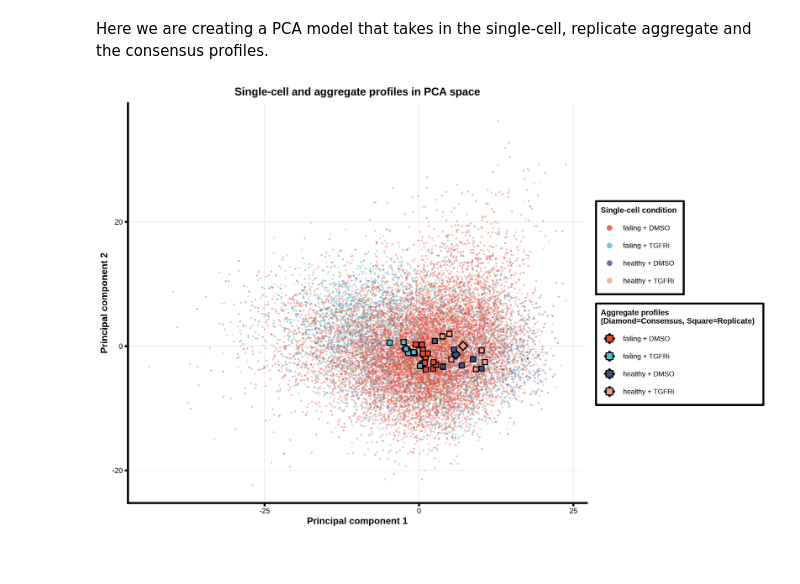
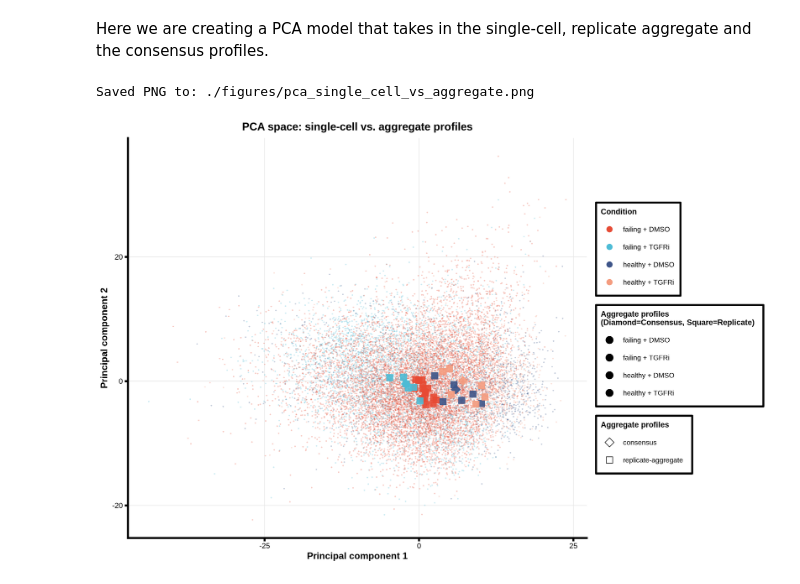
Before and after one commit to WayScience/buscar, a Jupyter notebook: notebooks/2.cfret-analysis/plots/4.sc-agg-consensus-pca-plot.ipynb, the cells around one changed output. Drawn from its saved outputs; the diff is of its cells as text; code cells hidden in the pictures.

```diff
--- a/notebooks/2.cfret-analysis/plots/4.sc-agg-consensus-pca-plot.ipynb
+++ b/notebooks/2.cfret-analysis/plots/4.sc-agg-consensus-pca-plot.ipynb
@@ -14,14 +14,14 @@ library(IRdisplay)})
 setting input and output paths
 # %%
 data_dir <- file.path("../../0.download-data/data/sc-profiles")
-results_path <- file.path("./results")
+figures_dir <- file.path("./figures")
 module_results_path <- file.path("../results")
 
 cfret_profiles <- file.path(data_dir, "cfret/localhost230405150001_sc_feature_selected.parquet")
 consensus_profiles_path <- file.path(module_results_path, "aggregate_profiles/cfret_consensus_profiles.parquet")
 rep_agg_profiles_path <- file.path(module_results_path, "aggregate_profiles/cfret_replicate_profiles.parquet")
 
-dir.create(results_path, showWarnings = FALSE, recursive = TRUE)
+dir.create(figures_dir, showWarnings = FALSE, recursive = TRUE)
 # %% [markdown]
 Loading in profiles
 # %%
@@ -91,42 +91,47 @@ condition_colors <- c(
   "healthy + drug_x" = "#8491B4"
 )
 
+shape_map <- c(
+  "consensus" = 23,
+  "replicate-aggregate" = 22
+)
+
 pca_plot <- ggplot() +
   geom_point(
     data = single_cell_data,
     aes(x = PC1, y = PC2, color = Condition),
-    size = 0.8,
-    alpha = 0.4,
+    size = 0.5,
+    alpha = 0.3,
     shape = 16
   ) +
   geom_point(
     data = consensus_data,
-    aes(x = PC1, y = PC2, fill = Condition),
-    size = 3.5,
-    shape = 23,
-    color = "black",
-    stroke = 1.2
+    aes(x = PC1, y = PC2, color = Condition, fill = Condition, shape = Metadata_data_type),
+    size = 4,
+    alpha = 0.9
   ) +
   geom_point(
     data = rep_agg_data,
-    aes(x = PC1, y = PC2, fill = Condition),
-    size = 2.8,
-    shape = 22,
-    color = "black",
-    stroke = 1
+    aes(x = PC1, y = PC2, color = Condition, fill = Condition, shape = Metadata_data_type),
+    size = 4,
+    alpha = 0.9
   ) +
   scale_color_manual(
     values = condition_colors,
-    name = "Single-cell condition"
+    name = "Condition"
   ) +
   scale_fill_manual(
     values = condition_colors,
+    name = "Condition"
+  ) +
+  scale_shape_manual(
+    values = shape_map,
     name = "Aggregate profiles"
   ) +
   labs(
     x = "Principal component 1",
     y = "Principal component 2",
-    title = "Single-cell and aggregate profiles in PCA space"
+    title = "PCA space: single-cell vs. aggregate profiles"
   ) +
   theme_classic(base_size = 12) +
   theme(
@@ -134,34 +139,38 @@ pca_plot <- ggplot() +
     plot.title = element_text(face = "bold", size = 14, hjust = 0.5),
     axis.title = element_text(face = "bold", size = 12),
     axis.line = element_line(linewidth = 1.2),
     axis.ticks = element_line(linewidth = 1.2),
     axis.ticks.length = unit(0.15, "cm"),
     legend.position = "right",
     legend.box = "vertical",
     legend.title = element_text(face = "bold", size = 10),
     legend.text = element_text(size = 9),
     legend.key.size = unit(0.8, "cm"),
     legend.background = element_rect(color = "black", linewidth = 1.2),
     panel.grid.major = element_line(color = "gray90", linewidth = 0.3),
     panel.grid.minor = element_blank()
   ) +
   guides(
     color = guide_legend(
       override.aes = list(size = 3, alpha = 0.8),
       order = 1
     ),
     fill = guide_legend(
       override.aes = list(size = 4),
       order = 2,
       title = "Aggregate profiles\n(Diamond=Consensus, Square=Replicate)"
     )
   )
 
+# Save plots
+output_path_png <- file.path(figures_dir, "pca_single_cell_vs_aggregate.png")
 
-output_path <- file.path(results_path, "pca_single_cell_vs_aggregate.png")
-ggsave(output_path, plot = pca_plot, width = 12, height = 8, dpi = 300, bg = "white")
+ggsave(output_path_png, plot = pca_plot, width = 12, height = 8, dpi = 300, bg = "white")
+
+cat(sprintf("\nSaved PNG to: %s\n", output_path_png))
 
 pca_plot
 # %% [output]
+Saved PNG to: ./figures/pca_single_cell_vs_aggregate.png
-[figure, old version]
+[figure, new version]
 # %%
```
Also changed, not shown: parts of 1 cell of this notebook, 18 other files.
